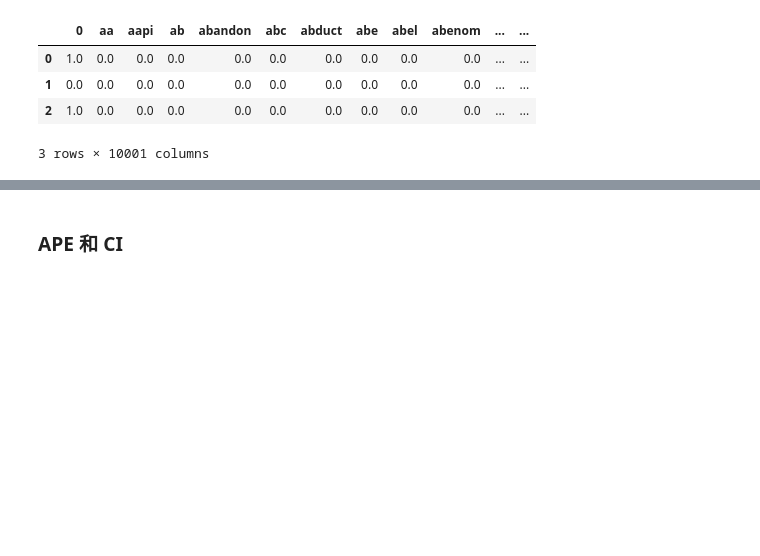
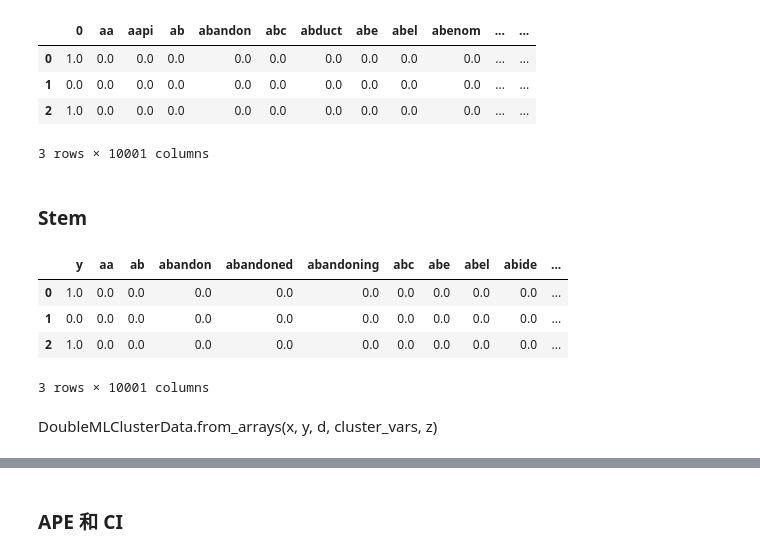
Before and after one commit to y4c6/master_thesis, a Jupyter notebook: EJMR_final.ipynb, the cells around one changed output, grey strips where cells are left out. Saved outputs shown, nothing was run; the diff lists cells and outputs as text; code cells hidden in the pictures; blank space fills up the shorter version.

```diff
--- a/EJMR_final.ipynb
+++ b/EJMR_final.ipynb
@@ -558 +577,16 @@ DoubleMLClusterData.from_arrays(x, y, d, cluster_vars, z)
+# %% [markdown]
+### Stem
+# %%
+data_stem = pd.concat([df.y, pd.DataFrame(stemmed_matrix.toarray(), columns = vectorizer.get_feature_names_out())], ignore_index=True, sort=False)
+data_stem.rename(columns={0: 'y'}, inplace=True)
+data_stem = data_stem.fillna(0)
+data_stem.head(3)
+# %% [output]
+|  | y | aa | ab | abandon | abandoned | abandoning | abc | abe | abel | abide | ... |
+| 0 | 1.0 | 0.0 | 0.0 | 0.0 | 0.0 | 0.0 | 0.0 | 0.0 | 0.0 | 0.0 | ... |
+| 1 | 0.0 | 0.0 | 0.0 | 0.0 | 0.0 | 0.0 | 0.0 | 0.0 | 0.0 | 0.0 | ... |
+| 2 | 1.0 | 0.0 | 0.0 | 0.0 | 0.0 | 0.0 | 0.0 | 0.0 | 0.0 | 0.0 | ... |
+3 rows × 10001 columns
+# %% [markdown]
+DoubleMLClusterData.from_arrays(x, y, d, cluster_vars, z)
 # %%
```
Also changed, not shown: parts of 17 cells of this notebook.
